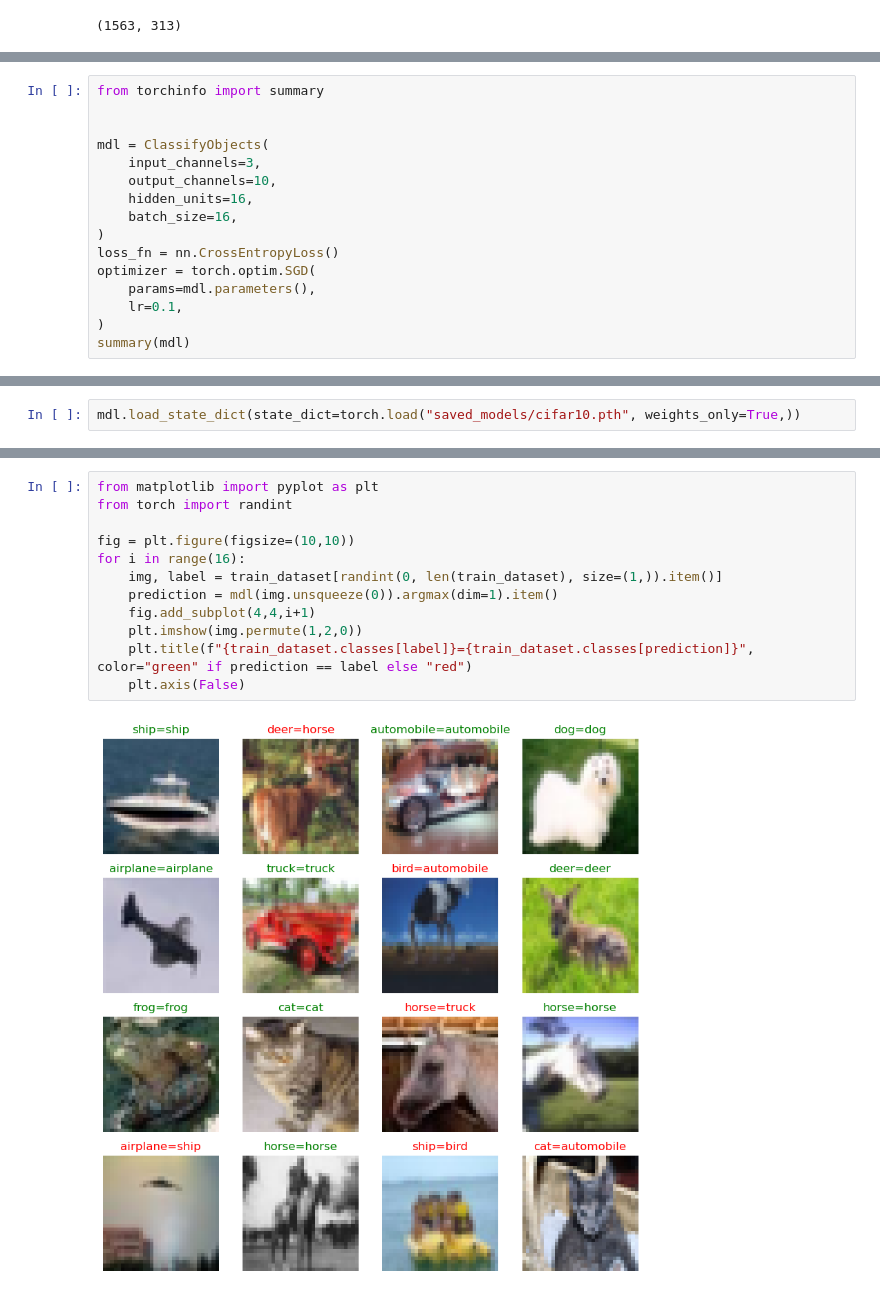
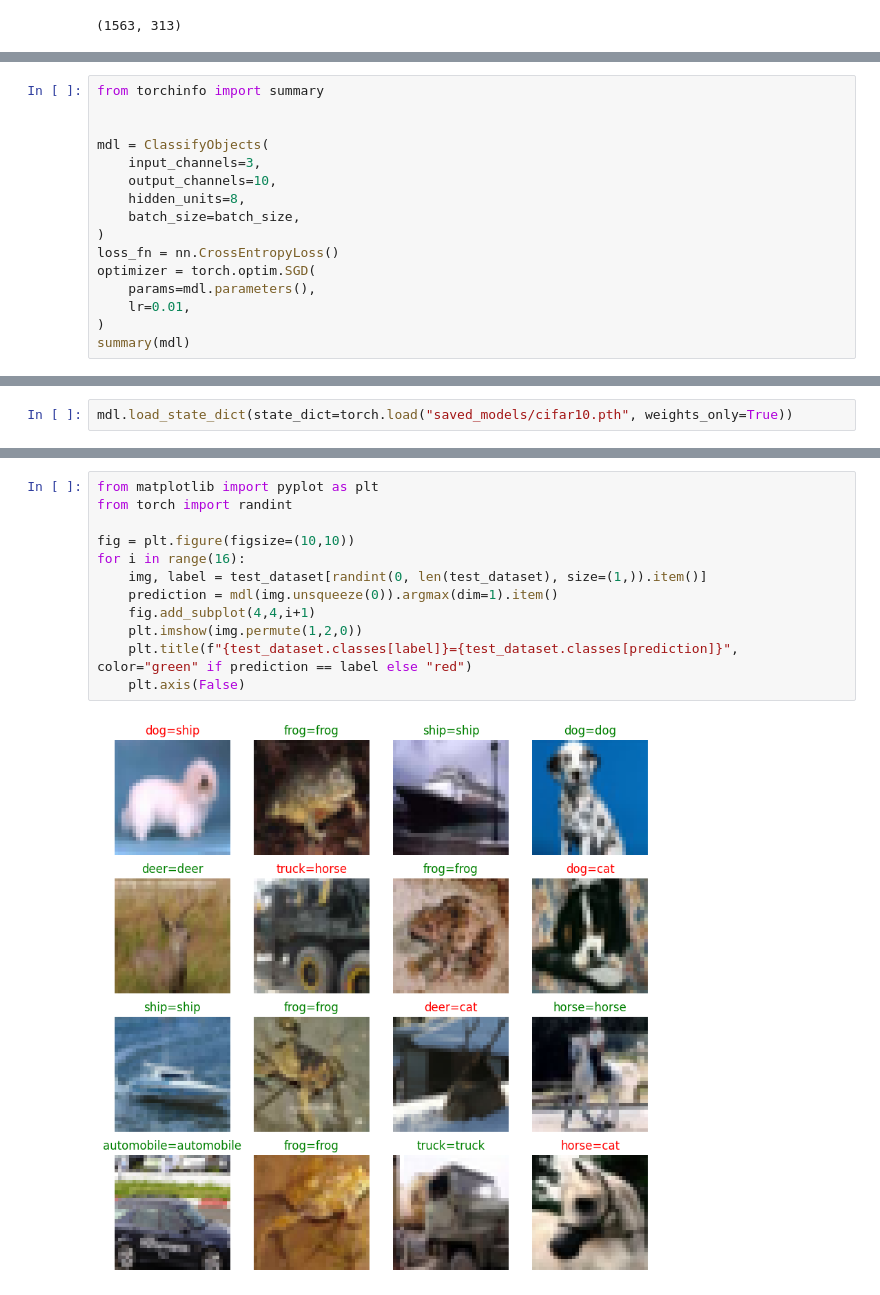
Before and after one commit to urparvezali/practice_dl, a Jupyter notebook: cifar10.ipynb, the cells around one changed output, grey strips where cells are left out. Saved outputs shown, nothing was run; the diff lists cells and outputs as text.

Commit message:
cifar10

```diff
--- a/cifar10.ipynb
+++ b/cifar10.ipynb
@@ -135,13 +153,13 @@ from torchinfo import summary
 mdl = ClassifyObjects(
 	input_channels=3,
 	output_channels=10,
-	hidden_units=16,
-	batch_size=16,
+	hidden_units=8,
+	batch_size=batch_size,
 )
 loss_fn = nn.CrossEntropyLoss()
 optimizer = torch.optim.SGD(
 	params=mdl.parameters(),
-	lr=0.1,
+	lr=0.01,
 )
 summary(mdl)
 # %% [output]
@@ -163,4 +181,4 @@ Trainable params: 5,398
 Non-trainable params: 0
 =================================================================
 # %%
-mdl.load_state_dict(state_dict=torch.load("saved_models/cifar10.pth", weights_only=True,))
+mdl.load_state_dict(state_dict=torch.load("saved_models/cifar10.pth", weights_only=True))
@@ -194,15 +229,15 @@ epoch:0 acc:93.79% loss:1.48
 # %%
 from matplotlib import pyplot as plt
 from torch import randint
 
 fig = plt.figure(figsize=(10,10))
 for i in range(16):
-    img, label = train_dataset[randint(0, len(train_dataset), size=(1,)).item()]
+    img, label = test_dataset[randint(0, len(test_dataset), size=(1,)).item()]
     prediction = mdl(img.unsqueeze(0)).argmax(dim=1).item()
     fig.add_subplot(4,4,i+1)
     plt.imshow(img.permute(1,2,0))
-    plt.title(f"{train_dataset.classes[label]}={train_dataset.classes[prediction]}", color="green" if prediction == label else "red")
+    plt.title(f"{test_dataset.classes[label]}={test_dataset.classes[prediction]}", color="green" if prediction == label else "red")
     plt.axis(False)
 # %% [output]
-[figure, old version]
+[figure, new version]
 # %%
```
Also changed, not shown: parts of 7 cells of this notebook, 2 other files.
